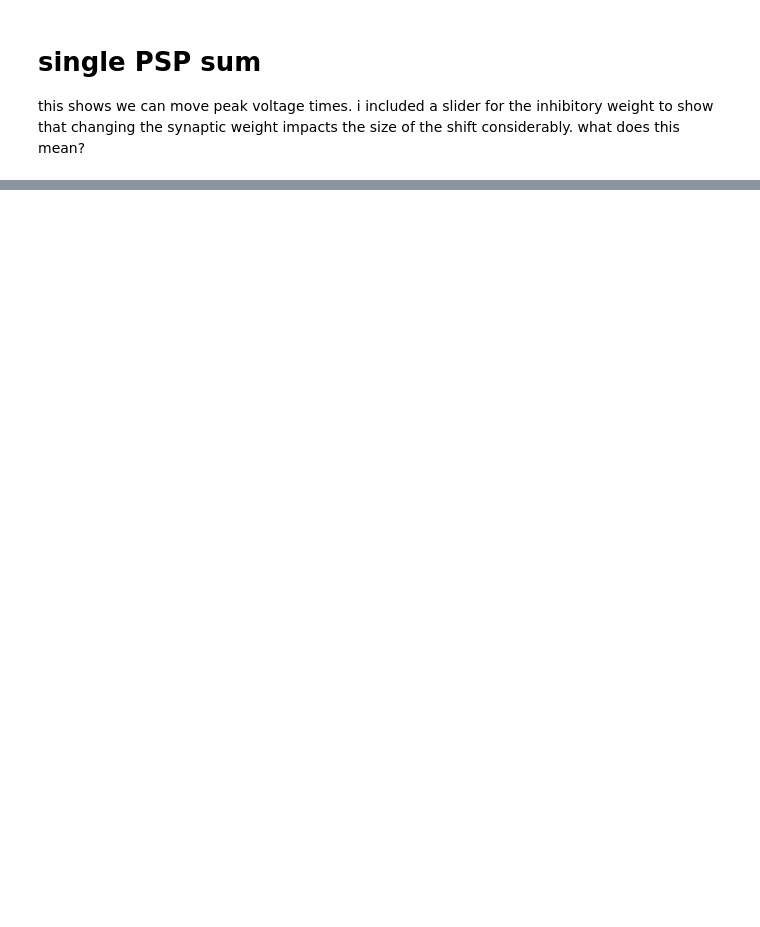
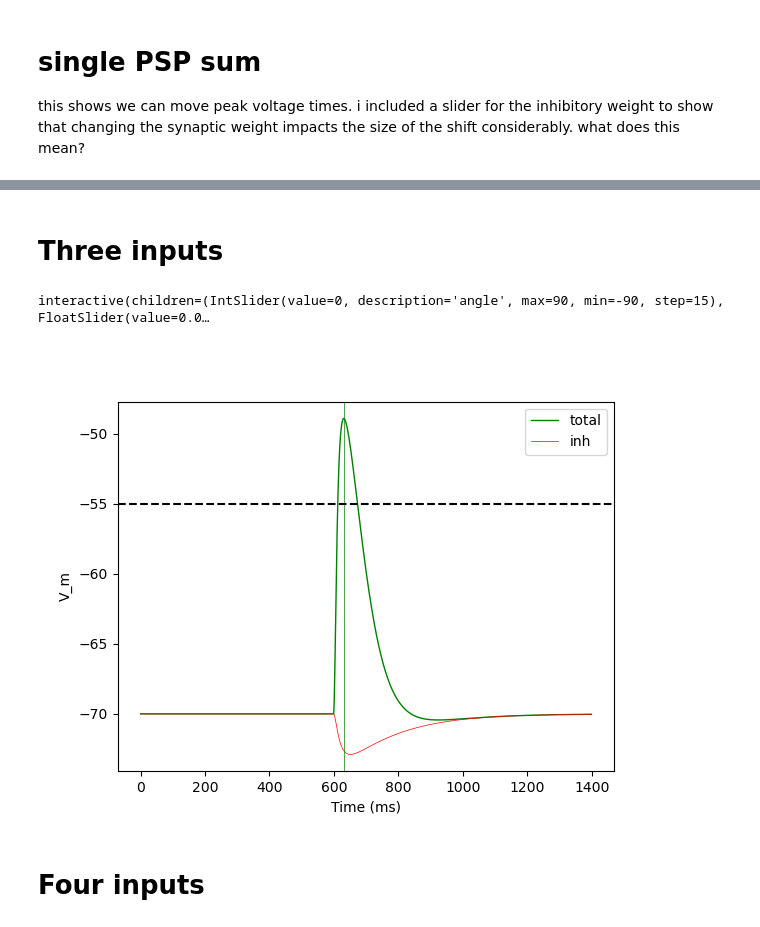
Before and after one commit to pollomarzo/polithesis, a Jupyter notebook: src/explore_MSO_myoga.ipynb, the cells around one changed output, grey strips where cells are left out. Drawn from its saved outputs; the diff is of its cells as text; code cells hidden in the pictures; blank space fills up the shorter version.

Commit message:
completed interactive myoga viz
i want to take a little time to internalize also the "best itd" figures, but this has been very helpful to my understanding!

```diff
--- a/src/explore_MSO_myoga.ipynb
+++ b/src/explore_MSO_myoga.ipynb
@@ -118 +171,54 @@ interactive(children=(FloatSlider(value=-0.4, description='delta_t', max=1.0, mi
 [figure]
+# %% [markdown]
+# Three inputs
+# %%
+def paramsMSO3(
+    angle: float = 0,
+    deltat_inh: float = 0,  # delay_exc_c - delay_inh
+    weight_inh: float = 0,
+    **kwargs
+):
+    params = ParamsMSO4(**kwargs, weight_inh_c=0, weight_inh_i=weight_inh)
+    itd = angle_to_itd(angle)
+    params.delay_exc_c = params.delay_exc_i + itd
+    params.delay_inh_i = params.delay_exc_i + deltat_inh
+    return params
+# %%
+def show_mso_three_inputs(angle, deltat_inh, weight_inh):
+    # first run needs to create the plot
+    my_name = inspect.currentframe().f_code.co_name
+    if my_name not in figures.keys() or not figures[my_name][0].get_visible():
+        figures[my_name] = plt.subplots(1, 1)
+    fig, ax = figures[my_name]
+    [l.remove() for l in ax.lines]
+
+    p = paramsMSO3(
+        angle,
+        deltat_inh=deltat_inh,
+        weight_inh=weight_inh,
+    )
+    res_total = mso(p)
+    only_inh = mso(paramsMSO2(weight_exc=0, delta_t=deltat_inh))
+    plot_voltage(ax, res_total, "g", "total")
+    plot_voltage(ax, only_inh, "r", "inh", linewidth=0.5,plot_max=False)
+    plot_threshold(ax)
+    plot_axes_legend(ax)
+    print(
+        f"ipsi exc -> {p.delay_exc_i}ms,\tcntr exc -> {p.delay_exc_c}ms,\n     inh -> {p.delay_inh_i}ms"
+    )
+    fig.show()
+
+
+display(
+    widgets.interactive(
+        show_mso_three_inputs,
+        angle=widgets.IntSlider(min=-90, max=90, step=15, value=0),
+        deltat_inh=widgets.FloatSlider(min=-1.5, max=1, step=0.1),
+        weight_inh=widgets.IntSlider(min=-15, max=0, step=1, value=-4),
+    )
+)
+# %% [output]
+interactive(children=(IntSlider(value=0, description='angle', max=90, min=-90, step=15), FloatSlider(value=0.0…
+[figure, added]
+# %% [markdown]
+# Four inputs
```
Also changed, not shown: parts of 9 cells of this notebook, 1 other file.
